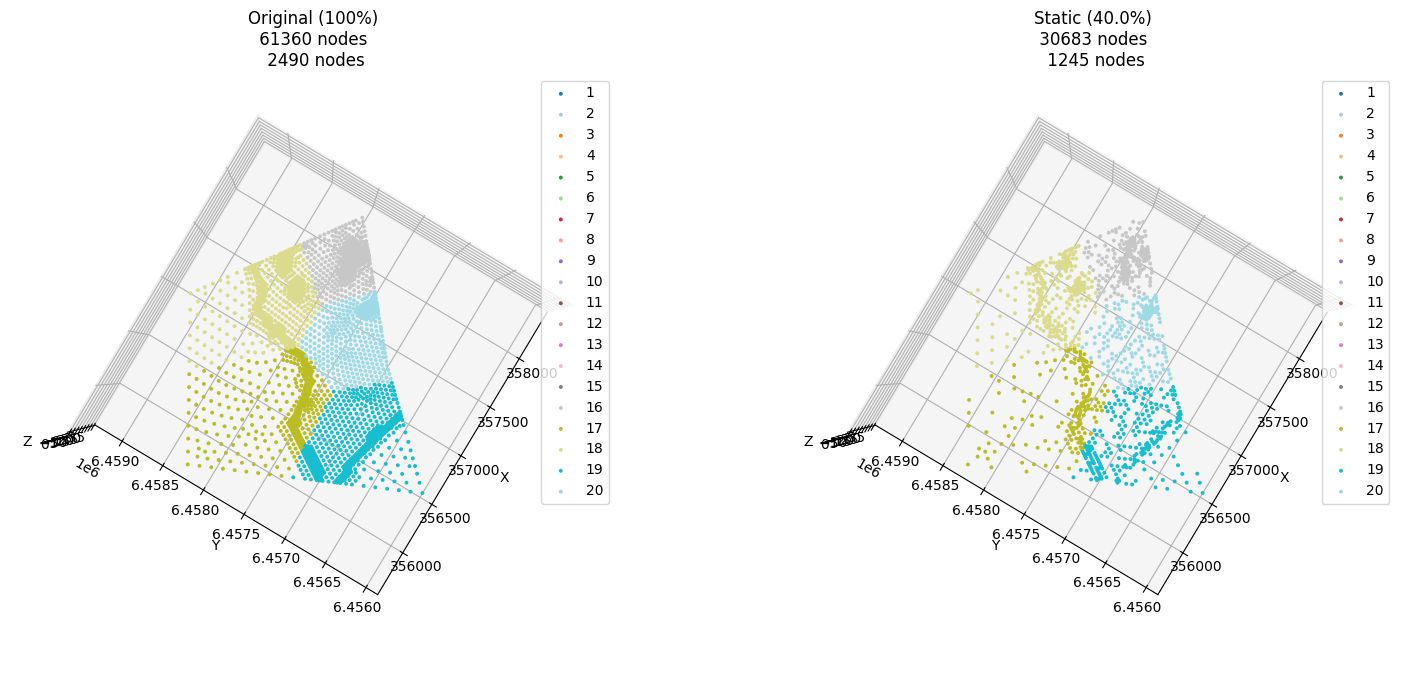
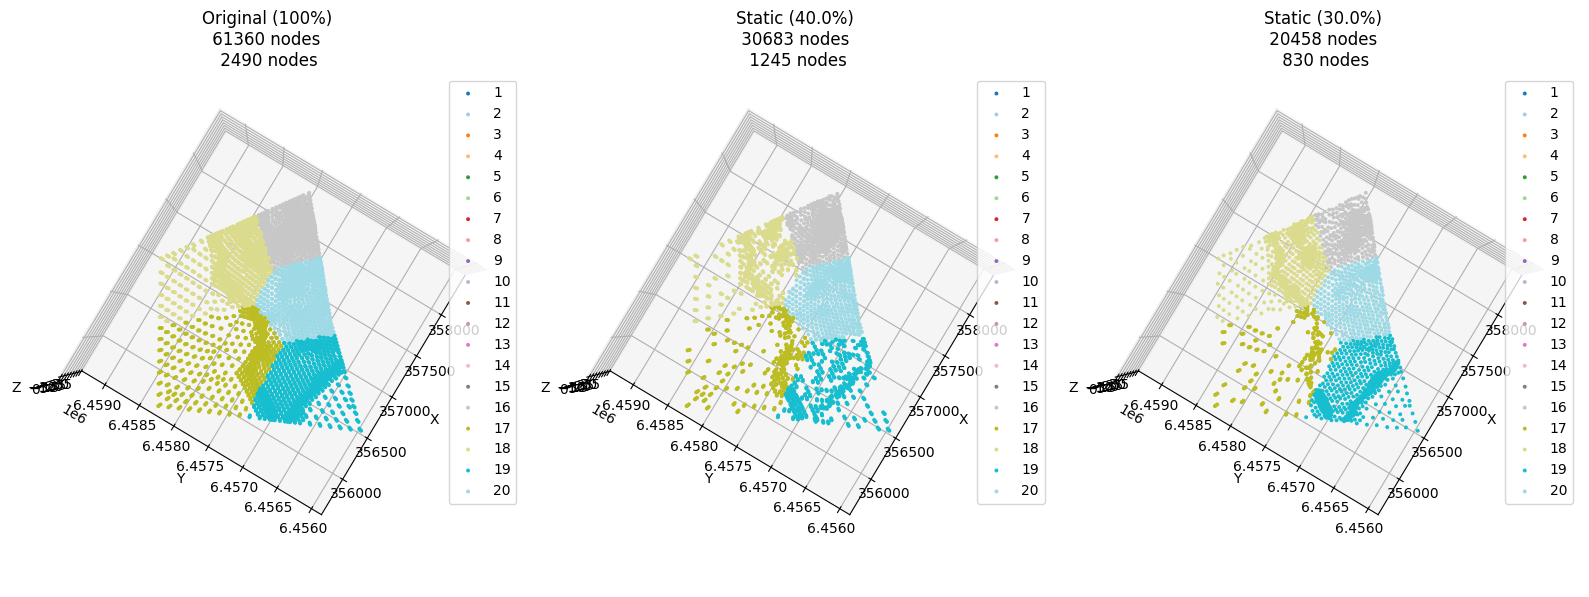
Unified diff of the notebook cell whose output changed from the first chart to the second:
--- before
+++ after
@@ -3,5 +3,5 @@
 colors = [None] + list(plt.cm.tab20.colors)
 
-fig, axes = plt.subplots(1, 2, figsize=(16, 7), subplot_kw=dict(projection='3d'))
+fig, axes = plt.subplots(1, 3, figsize=(16, 7), subplot_kw=dict(projection='3d'))
 
 # running limits across patches
@@ -10,11 +10,12 @@
 
 orig_node_count = sum(coords.shape[0] for coords in coords_orig_map.values())
-stat_node_count = sum(coords.shape[0] for coords in coords_stat_map.values())
+stat_1_node_count = sum(coords.shape[0] for coords in coords_stat_1_map.values())
+stat_2_node_count = sum(coords.shape[0] for coords in coords_stat_2_map.values())
 # dyn_node_count = sum(coords.shape[0] for coords in coords_dyn_map.values())
 
-titles = [f'Original (100%)\n {orig_node_count} nodes', f'Static ({resolution_ratio*100:.1f}%)\n {stat_node_count} nodes']#, f'Dynamic (60%)\n {dyn_node_count} nodes']
+titles = [f'Original (100%)\n {orig_node_count} nodes', f'Static ({resolution_ratio_1*100:.1f}%)\n {stat_1_node_count} nodes', f'Static ({resolution_ratio_2*100:.1f}%)\n {stat_2_node_count} nodes']#, f'Dynamic (60%)\n {dyn_node_count} nodes']
 
 # Compute global weight range for a consistent colorbar across all subplots
-all_weights = [w for wmap in [weights_orig_map, weights_stat_map] 
+all_weights = [w for wmap in [weights_orig_map, weights_stat_1_map, weights_stat_2_map] 
                for w in wmap.values() if w is not None]
 vmin = min(w.min() for w in all_weights)
@@ -29,10 +30,12 @@
 
     coords_orig = coords_orig_map[patch_id]
-    coords_stat = coords_stat_map[patch_id]
+    coords_stat_1 = coords_stat_1_map[patch_id]
+    coords_stat_2 = coords_stat_2_map[patch_id]
     # coords_dyn = coords_dyn_map[patch_id]
 
     # weights
     weights_orig = weights_orig_map[patch_id]
-    weights_stat = weights_stat_map[patch_id]
+    weights_stat_1 = weights_stat_1_map[patch_id]
+    weights_stat_2 = weights_stat_2_map[patch_id]
     # weights_dyn = weights_dyn_map[patch_id]
 
@@ -50,6 +53,6 @@
     z_lim = (running_min[2] - pad[2], running_max[2] + pad[2])
 
-    data_sets = [coords_orig, coords_stat]#, coords_dyn]
-    weights_sets = [weights_orig, weights_stat]#, weights_dyn]
+    data_sets = [coords_orig, coords_stat_1, coords_stat_2]#, coords_dyn]
+    weights_sets = [weights_orig, weights_stat_1, weights_stat_2]#, weights_dyn]
 
     for i, (coords, weights, title) in enumerate(zip(data_sets, weights_sets, titles)):
@@ -62,5 +65,5 @@
         # Changed `c` to `color` to assign the unique patch color. 
         # Note: vmin and vmax won't affect the plot here because we are forcing an explicit color.
-        selected_nodes = (coords[:,-1]<-30) & (coords[:,-1]>-36)
+        selected_nodes = (coords[:,-1]<-25) & (coords[:,-1]>-36)
         if len(selected_nodes>=1):
             scat = ax.scatter(coords[selected_nodes, 0], coords[selected_nodes, 1], coords[selected_nodes, 2], 

Commit: refactor: clean up legacy HPC configs and update training visualization to support sparse validation epochs